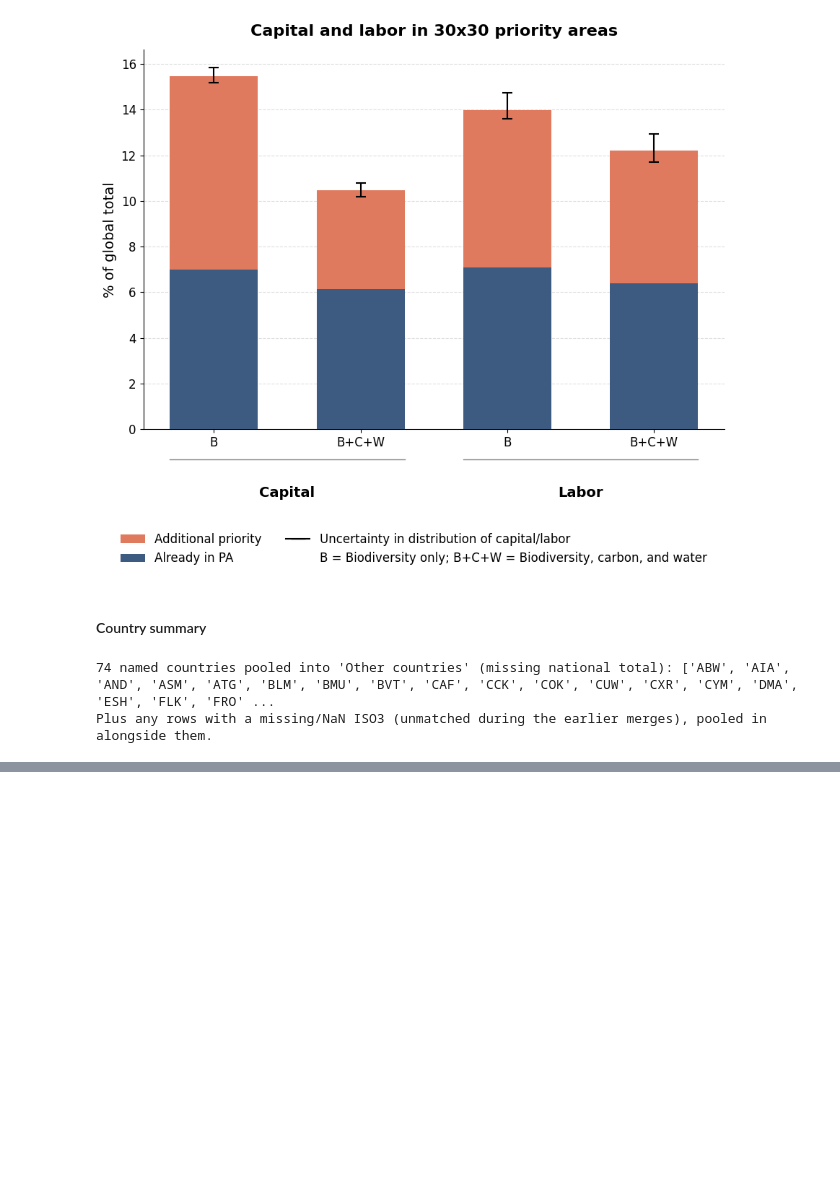
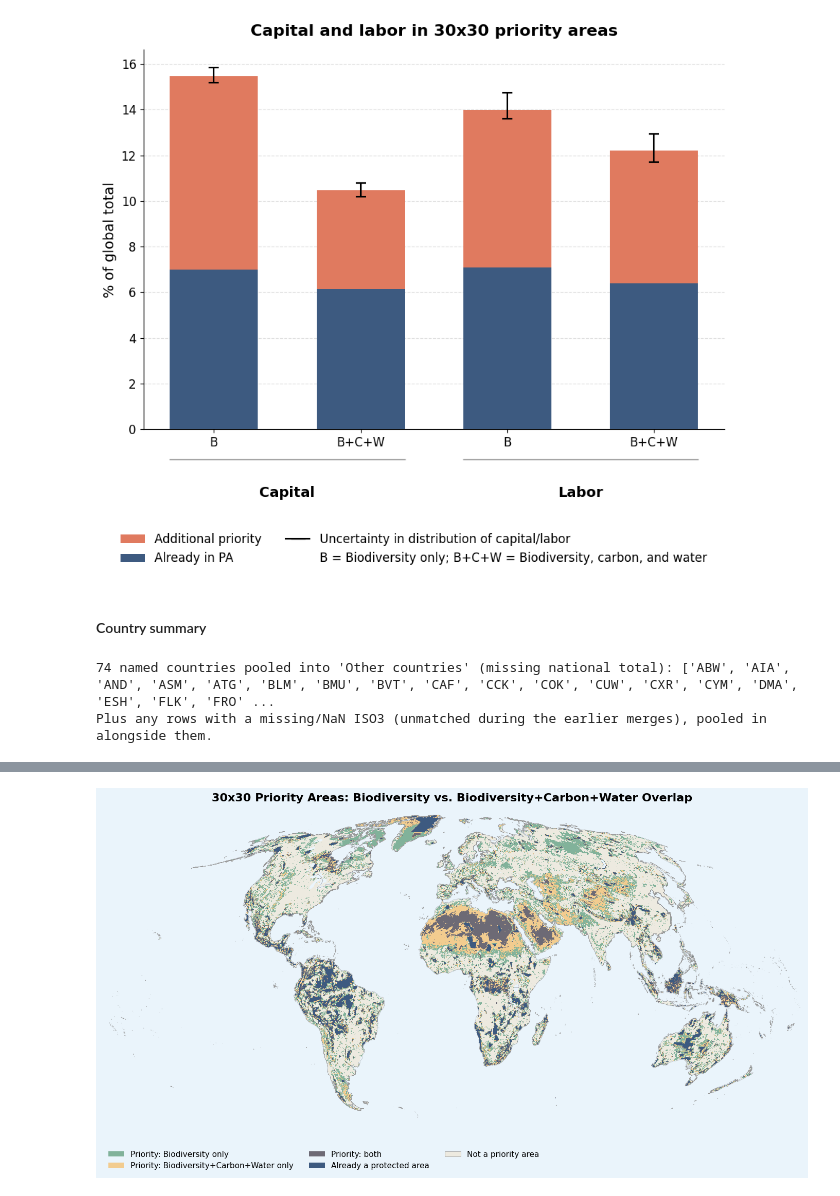
Before and after one commit to carinamani/AgDownscaling, a Jupyter notebook: 05_30x30_analysis/01_overlay_capital_labor.ipynb, the cells around one changed output, grey strips where cells are left out. Cells and saved outputs as stored; diff of their text form; code cells hidden in the pictures; blank space fills up the shorter version.

```diff
--- a/05_30x30_analysis/01_overlay_capital_labor.ipynb
+++ b/05_30x30_analysis/01_overlay_capital_labor.ipynb
@@ -597,0 +603,81 @@ for scenario in ["Biodiversity - With PA", "All - With PA"]:
+# %%
+##### Map: classify each pixel by priority-area category
+# 0 = not a priority pixel (background land)
+# 1 = priority under Biodiversity only
+# 2 = priority under All (Biodiversity+Carbon+Water) only
+# 3 = priority under both
+# 4 = already a protected area (overrides 1-3 - once protected, scenario-of-origin is secondary)
+# nodata pixels (e.g. ocean) are masked out so the figure background shows through
+
+import matplotlib.colors as mcolors
+from rasterio.plot import show
+
+color_not_priority = "#EDEAE0"     # soft cream  - land, not in either priority set
+color_b_only = "#81B29A"           # sage green  - priority: Biodiversity only
+color_all_only = "#F2CC8F"         # sandy gold  - priority: All (B+C+W) only
+color_both = "#6D6A75"             # muted plum  - priority: both
+color_already_pa_map = color_already_pa  # slate blue - reuse existing "already PA" color for consistency
+
+# ---------------------------------------------------------------
+# 1. Build the categorical array
+# ---------------------------------------------------------------
+bio_arr = read_array(biodiversity_with_PA)
+all_arr = read_array(all_with_PA)
+
+bio_top = np.isin(bio_arr, [1, 2])
+all_top = np.isin(all_arr, [1, 2])
+already_pa = (bio_arr == 2) | (all_arr == 2)
+nodata_mask = np.isnan(bio_arr) | np.isnan(all_arr)
+
+class_arr = np.zeros(bio_arr.shape, dtype=np.int8)
+class_arr[bio_top & ~all_top] = 1
+class_arr[~bio_top & all_top] = 2
+class_arr[bio_top & all_top] = 3
+class_arr[already_pa] = 4  # overrides 1-3
+class_arr = np.where(nodata_mask, -1, class_arr)  # -1 = no data, will be masked out
+
+masked_class_arr = np.ma.masked_where(class_arr == -1, class_arr)
+
+cmap = mcolors.ListedColormap(
+    [color_not_priority, color_b_only, color_all_only, color_both, color_already_pa_map]
+)
+bounds = [-0.5, 0.5, 1.5, 2.5, 3.5, 4.5]
+norm = mcolors.BoundaryNorm(bounds, cmap.N)
+
+# ---------------------------------------------------------------
+# 2. Plot
+# ---------------------------------------------------------------
+plt.rcParams.update({"font.size": 12, "legend.fontsize": 11})
+
+with rasterio.open(biodiversity_with_PA) as src:
+    raster_transform = src.transform
+    raster_crs = src.crs
+
+country_ctx = country_shp.to_crs(raster_crs) if country_shp.crs != raster_crs else country_shp
+
+fig, ax = plt.subplots(figsize=(14, 8))
+fig.patch.set_facecolor("#EAF4FB")   # soft ocean-blue backdrop
+ax.set_facecolor("#EAF4FB")
+
+country_ctx.boundary.plot(ax=ax, color="#999999", linewidth=0.3, zorder=1)
+show(masked_class_arr, transform=raster_transform, ax=ax, cmap=cmap, norm=norm, zorder=2)
+
+ax.set_axis_off()
+ax.set_title("30x30 Priority Areas: Biodiversity vs. Biodiversity+Carbon+Water Overlap",
+             fontsize=16, fontweight="bold", pad=16)
+
+legend_elements = [
+    Patch(facecolor=color_b_only, edgecolor="none", label="Priority: Biodiversity only"),
+    Patch(facecolor=color_all_only, edgecolor="none", label="Priority: Biodiversity+Carbon+Water only"),
+    Patch(facecolor=color_both, edgecolor="none", label="Priority: both"),
+    Patch(facecolor=color_already_pa_map, edgecolor="none", label="Already a protected area"),
+    Patch(facecolor=color_not_priority, edgecolor="#999999", linewidth=0.5, label="Not a priority area"),
+]
+ax.legend(handles=legend_elements, loc="lower left", frameon=False, fontsize=11,
+          bbox_to_anchor=(0.0, -0.06), ncol=3)
+
+plt.tight_layout()
+plt.savefig(f"{fd}/priority_overlap_map.png", dpi=250, bbox_inches="tight")
+plt.show()
+# %% [output]
+[figure, added]
```
Also changed, not shown: parts of 5 cells of this notebook, 2 other files.
